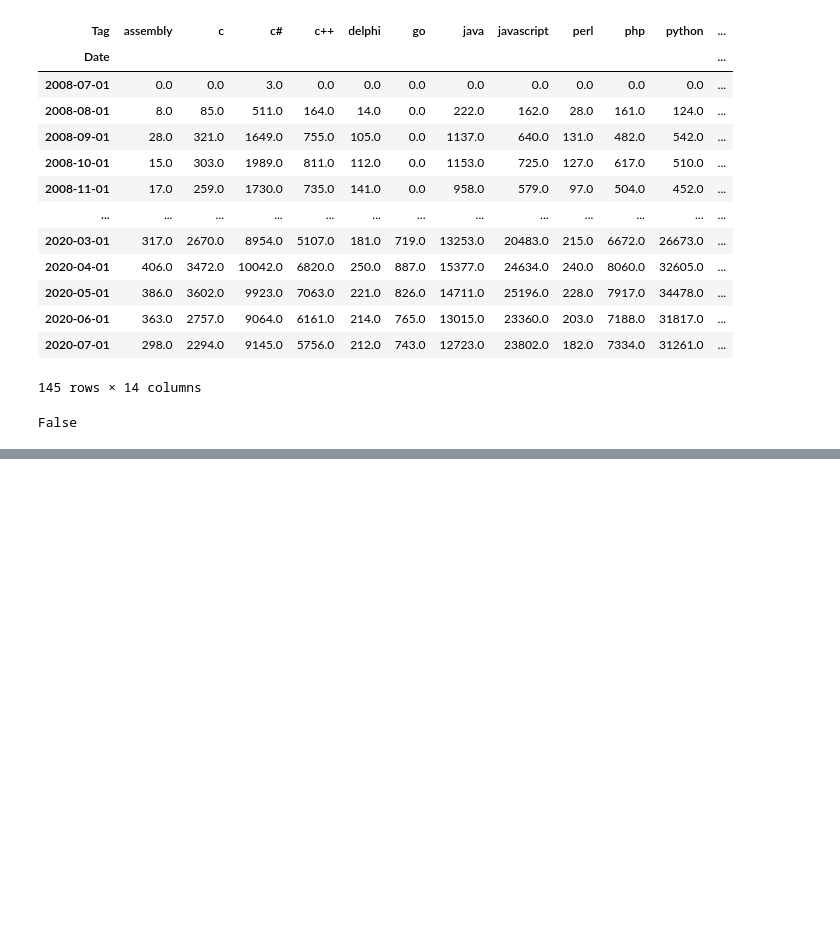
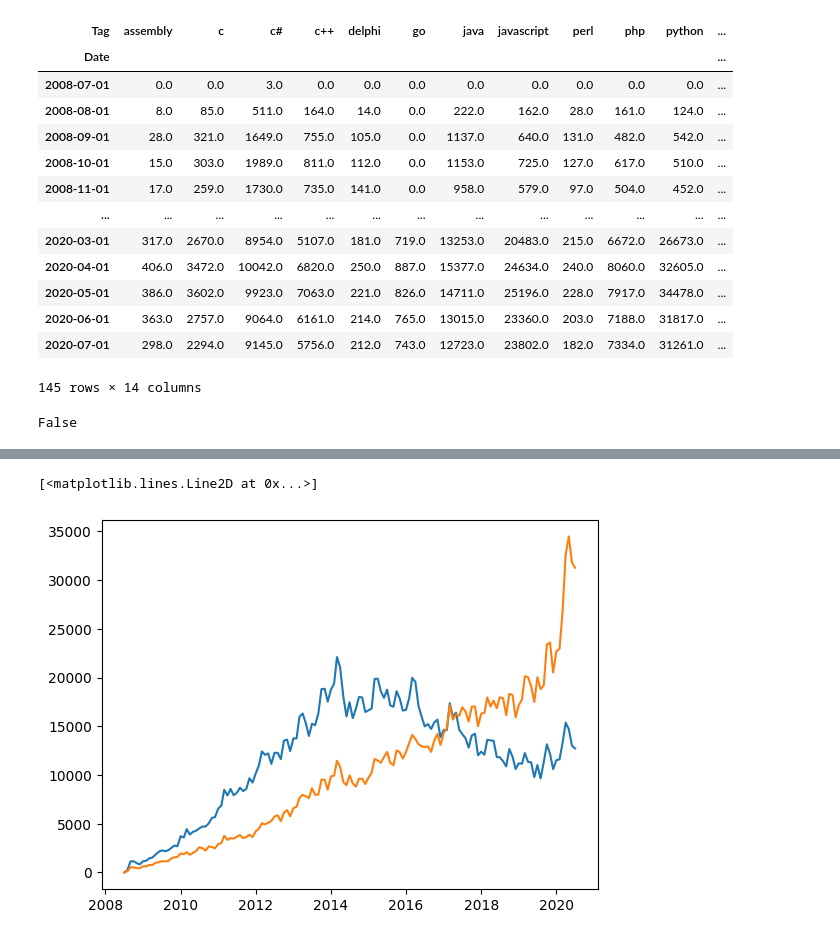
Before and after one commit to KesterDaniel/popular_programing_languages, a Jupyter notebook: exp.ipynb, the cells around one changed output, grey strips where cells are left out. Saved outputs shown, nothing was run; the diff lists cells and outputs as text; code cells hidden in the pictures; blank space fills up the shorter version.

```diff
--- a/exp.ipynb
+++ b/exp.ipynb
@@ -247,0 +248,6 @@ plt.plot(reshaped_df.index, reshaped_df['java'])
+# %%
+plt.plot(reshaped_df.index, reshaped_df.java)
+plt.plot(reshaped_df.index, reshaped_df.python)
+# %% [output]
+[<matplotlib.lines.Line2D at 0x...>]
+[figure, added]
```
Also changed, not shown: parts of 2 cells of this notebook.
